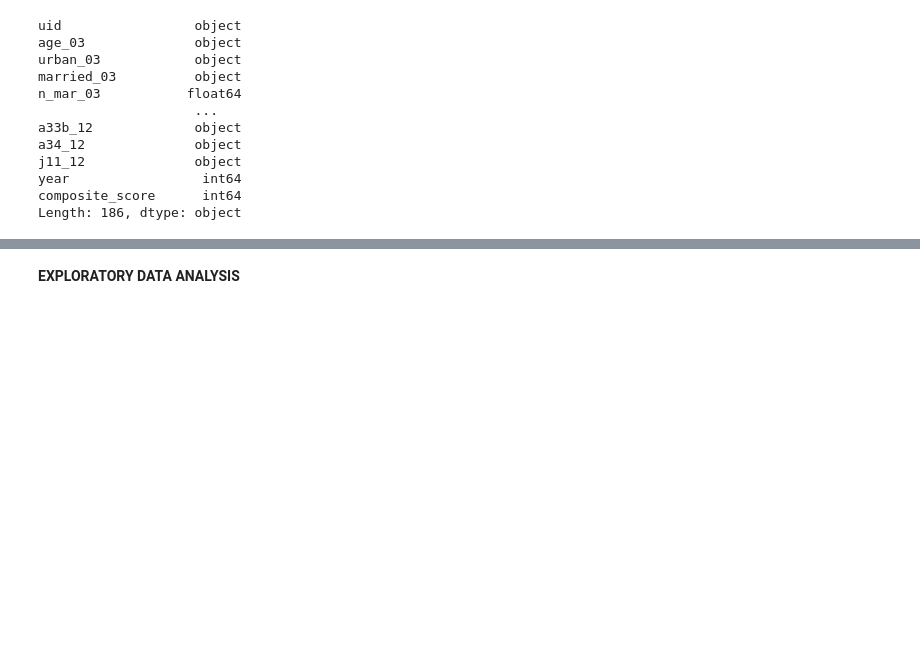
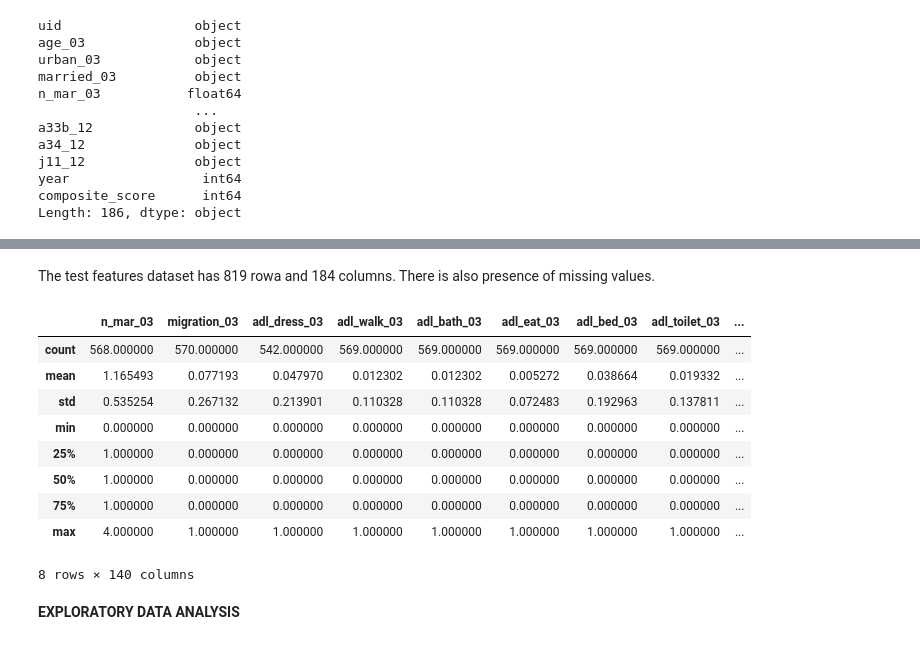
Before and after one commit to geomwangi007/Early-Detection-of-Alzheimer-s-Disease-and-Related-Dementias-Using-Social-Determinants-of-Health, a Jupyter notebook: IPNYBS/Mercy.ipynb, the cells around one changed output, grey strips where cells are left out. Saved outputs shown, nothing was run; the diff lists cells and outputs as text; code cells hidden in the pictures; blank space fills up the shorter version.

```diff
--- a/IPNYBS/Mercy.ipynb
+++ b/IPNYBS/Mercy.ipynb
@@ -163,0 +166,3 @@ Length: 186, dtype: object
+# %%
+test_features = pd.read_csv(r"C:\Users\hp\Documents\Data Science Projects\phase5_capstone\Early-Detection-of-Alzheimer-s-Disease-and-Related-Dementias-Using-Social-Determinants-of-Health\Original data\test_features.csv")
+test_features.head()
@@ -164,3 +216,18 @@ Length: 186, dtype: object
+# %% [markdown]
+The test features dataset has 819 rowa and 184 columns. There is also presence of missing values.
+# %%
+test_features.describe()
+# %% [output]
+|  | n_mar_03 | migration_03 | adl_dress_03 | adl_walk_03 | adl_bath_03 | adl_eat_03 | adl_bed_03 | adl_toilet_03 | ... |
+| count | 568.000000 | 570.000000 | 542.000000 | 569.000000 | 569.000000 | 569.000000 | 569.000000 | 569.000000 | ... |
+| mean | 1.165493 | 0.077193 | 0.047970 | 0.012302 | 0.012302 | 0.005272 | 0.038664 | 0.019332 | ... |
+| std | 0.535254 | 0.267132 | 0.213901 | 0.110328 | 0.110328 | 0.072483 | 0.192963 | 0.137811 | ... |
+| min | 0.000000 | 0.000000 | 0.000000 | 0.000000 | 0.000000 | 0.000000 | 0.000000 | 0.000000 | ... |
+| 25% | 1.000000 | 0.000000 | 0.000000 | 0.000000 | 0.000000 | 0.000000 | 0.000000 | 0.000000 | ... |
+| 50% | 1.000000 | 0.000000 | 0.000000 | 0.000000 | 0.000000 | 0.000000 | 0.000000 | 0.000000 | ... |
+| 75% | 1.000000 | 0.000000 | 0.000000 | 0.000000 | 0.000000 | 0.000000 | 0.000000 | 0.000000 | ... |
+| max | 4.000000 | 1.000000 | 1.000000 | 1.000000 | 1.000000 | 1.000000 | 1.000000 | 1.000000 | ... |
+8 rows × 140 columns
 # %% [markdown]
 **EXPLORATORY DATA ANALYSIS**
 # %% [markdown]
```
Also changed, not shown: parts of 22 cells of this notebook.
